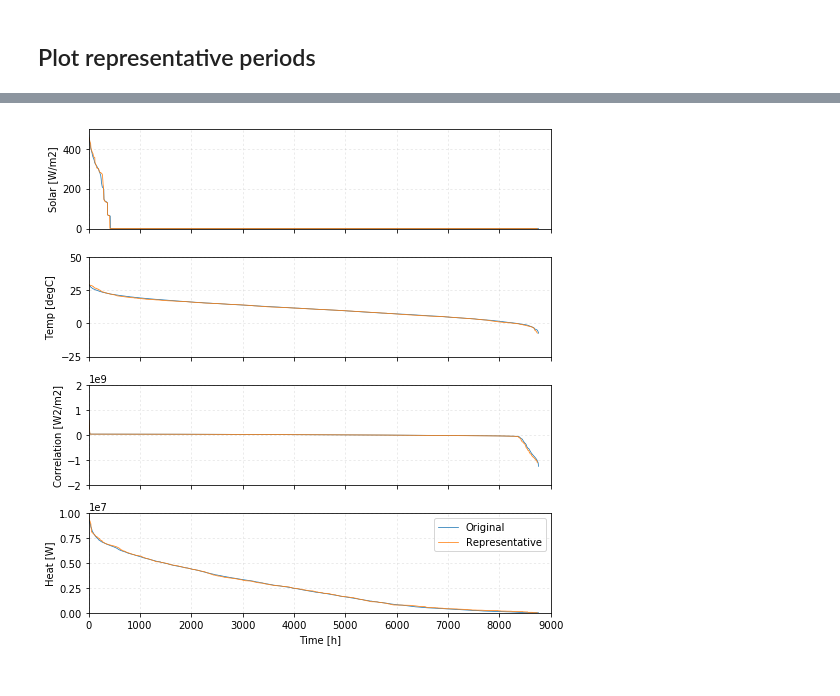
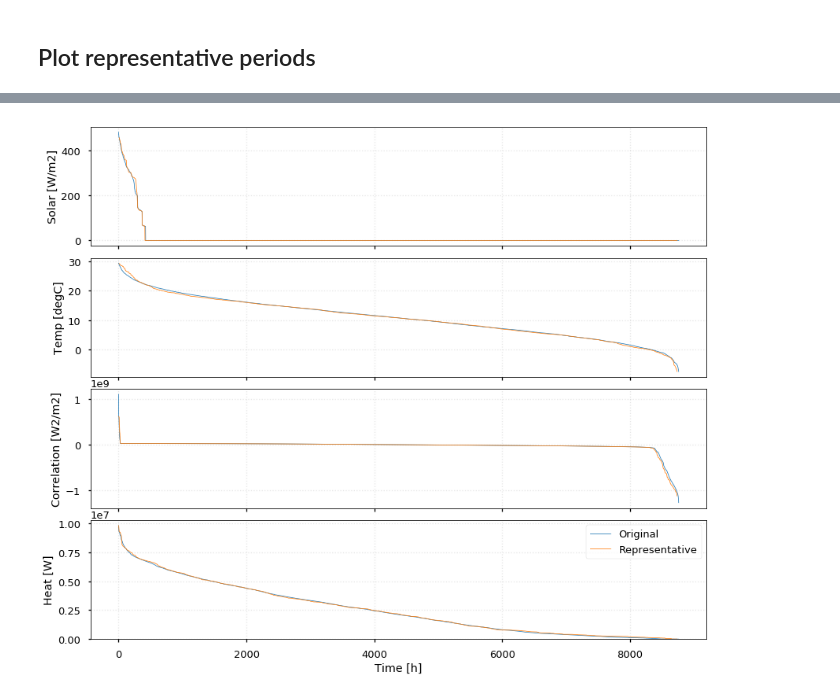
Before and after one commit to energyville/modesto, a Jupyter notebook: misc/RepresentativePeriods/SingleCombination.ipynb, the cells around one changed output, grey strips where cells are left out. Cells and saved outputs as stored; diff of their text form; code cells hidden in the pictures.

Commit message:
Enlarge plot scale for presentation v2

```diff
--- a/misc/RepresentativePeriods/SingleCombination.ipynb
+++ b/misc/RepresentativePeriods/SingleCombination.ipynb
@@ -511,17 +531,17 @@ selection = OrderedDict([(7, 2.0),
 # %%
 fig = opt.plot_duration(selection)
 
-fig.set_size_inches(7.5, 7.5, forward=True)
+fig.set_size_inches(12, 10, forward=True)
 fig.axes[-1].set_ylim(0, None)
-#plt.tight_layout()
-#fig.subplots_adjust(wspace=0.15, hspace=0.15)
+
 
 for ax in fig.axes:
     ax.grid(alpha=0.3, linestyle=':')
 fig.tight_layout()
+fig.subplots_adjust(wspace=0.1, hspace=0.1)
 fig.savefig('Duration12w.png', dpi=400)
 # %% [output]
-[figure, old version]
+[figure, new version]
 # %%
 fig = opt.plot_recomposite(selection)
 
```
Also changed, not shown: parts of 2 cells of this notebook, 2 other files.
